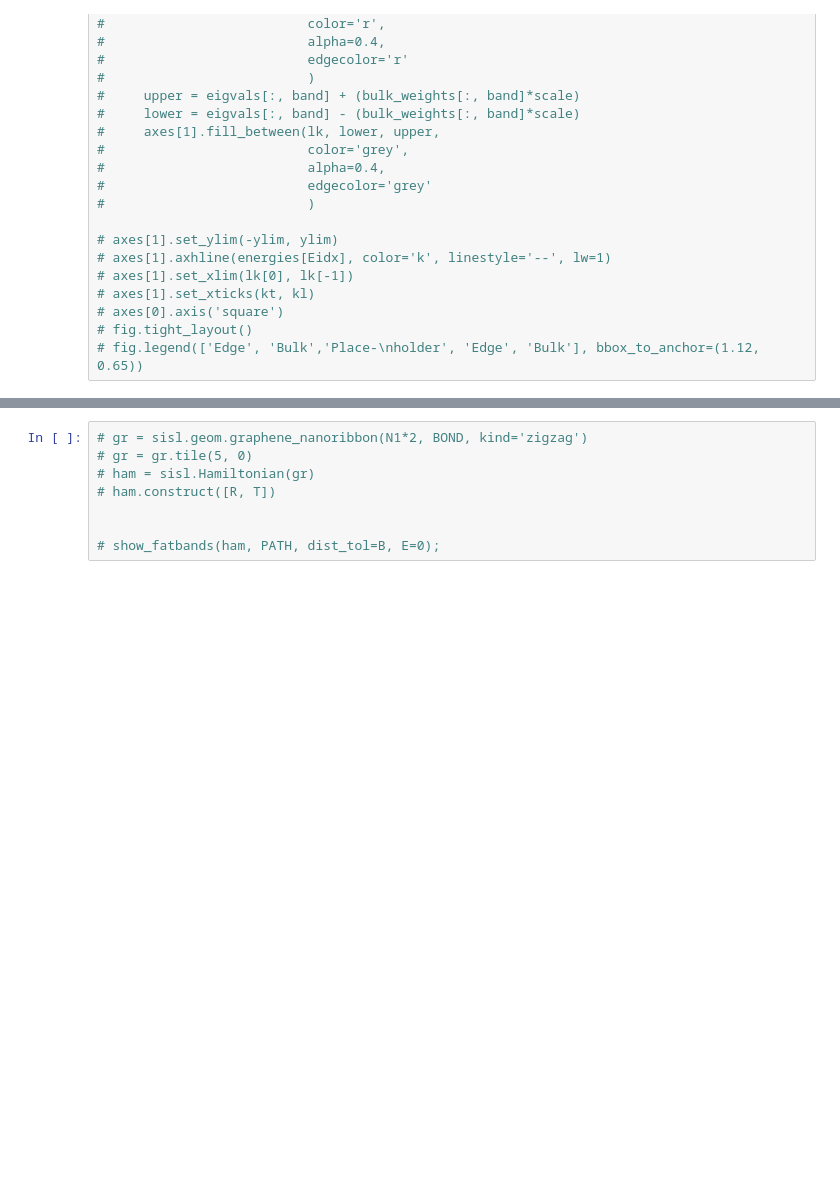
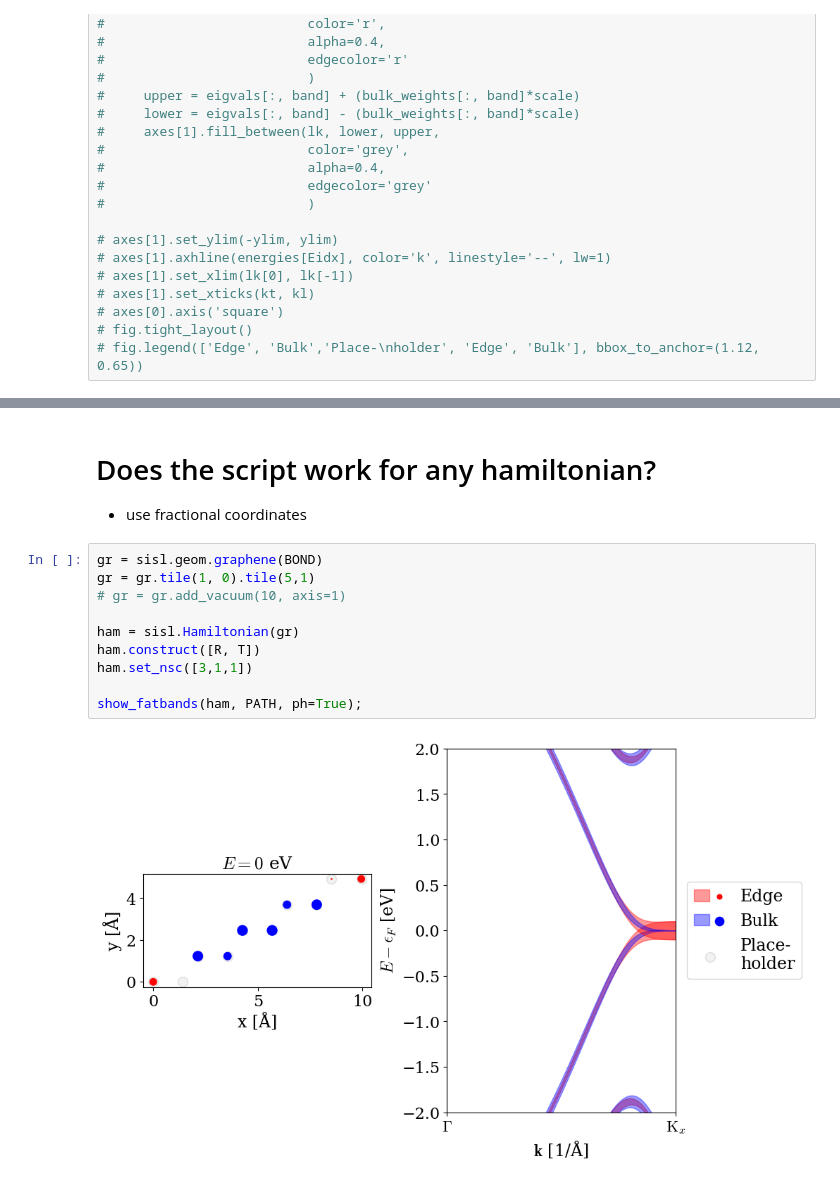
Before and after one commit to BastianValhoj/QTM-ML, a Jupyter notebook: scripts/show_fatbands_gnr.ipynb, the cells around one changed output, grey strips where cells are left out. Cells and saved outputs as stored; diff of their text form; blank space fills up the shorter version.

```diff
--- a/scripts/show_fatbands_gnr.ipynb
+++ b/scripts/show_fatbands_gnr.ipynb
@@ -257,8 +260,16 @@ second calc done
-# %%
-# gr = sisl.geom.graphene_nanoribbon(N1*2, BOND, kind='zigzag')
-# gr = gr.tile(5, 0)
-# ham = sisl.Hamiltonian(gr)
-# ham.construct([R, T])
-
-
-# show_fatbands(ham, PATH, dist_tol=B, E=0);
+# %% [markdown]
+# Does the script work for any hamiltonian?
+
+- use fractional coordinates
+# %%
+gr = sisl.geom.graphene(BOND)
+gr = gr.tile(1, 0).tile(5,1)
+# gr = gr.add_vacuum(10, axis=1)
+
+ham = sisl.Hamiltonian(gr)
+ham.construct([R, T])
+ham.set_nsc([3,1,1])
+
+show_fatbands(ham, PATH, ph=True);
+# %% [output]
+[figure, added]
```
Also changed, not shown: parts of 9 cells of this notebook, 4 other files.
